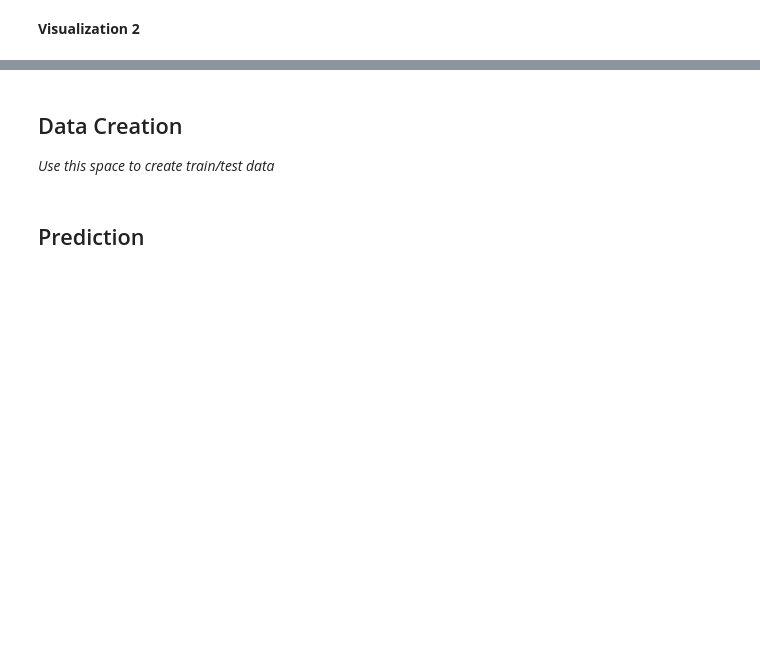
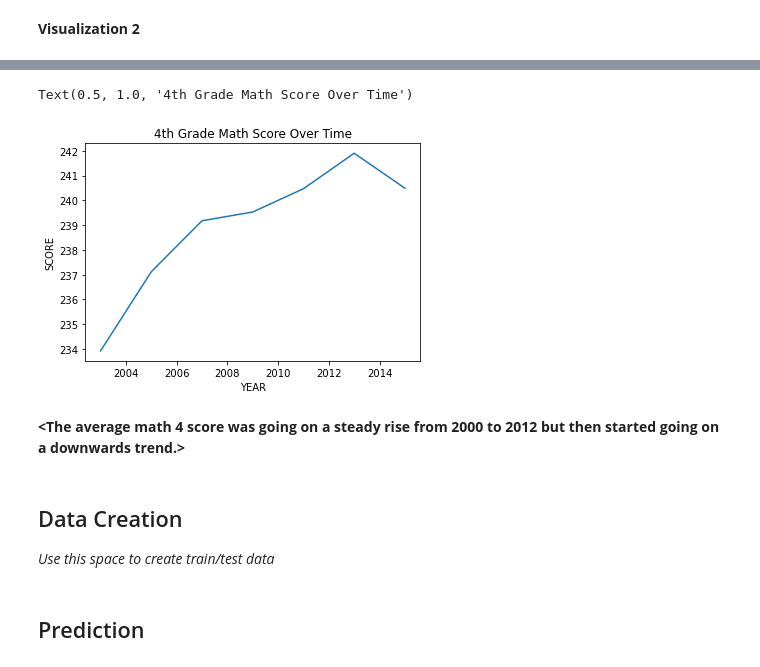
Before and after one commit to brmlee/Brian-Git-Tutorial, a Jupyter notebook: tutorial1/checkpoint1.ipynb, the cells around one changed output, grey strips where cells are left out. Drawn from its saved outputs; the diff is of its cells as text; code cells hidden in the pictures; blank space fills up the shorter version.

```diff
--- a/tutorial1/checkpoint1.ipynb
+++ b/tutorial1/checkpoint1.ipynb
@@ -77,3 +165,13 @@ Investigate the relationship between your chosen response variable and at least
+# %%
+df.dropna(inplace= True)
+df.groupby('YEAR')["AVG_MATH_4_SCORE"].mean().plot()
+plt.ylabel('SCORE')
+plt.title('4th Grade Math Score Over Time')
+# %% [output]
+Text(0.5, 1.0, '4th Grade Math Score Over Time')
+[figure, added]
+# %% [markdown]
+**<The average math 4 score was going on a steady rise from 2000 to 2012 but then started going on a downwards trend.>**
 # %% [markdown]
 <h2> Data Creation </h2>
 
```
Also changed, not shown: parts of 24 cells of this notebook, 3 other files.
